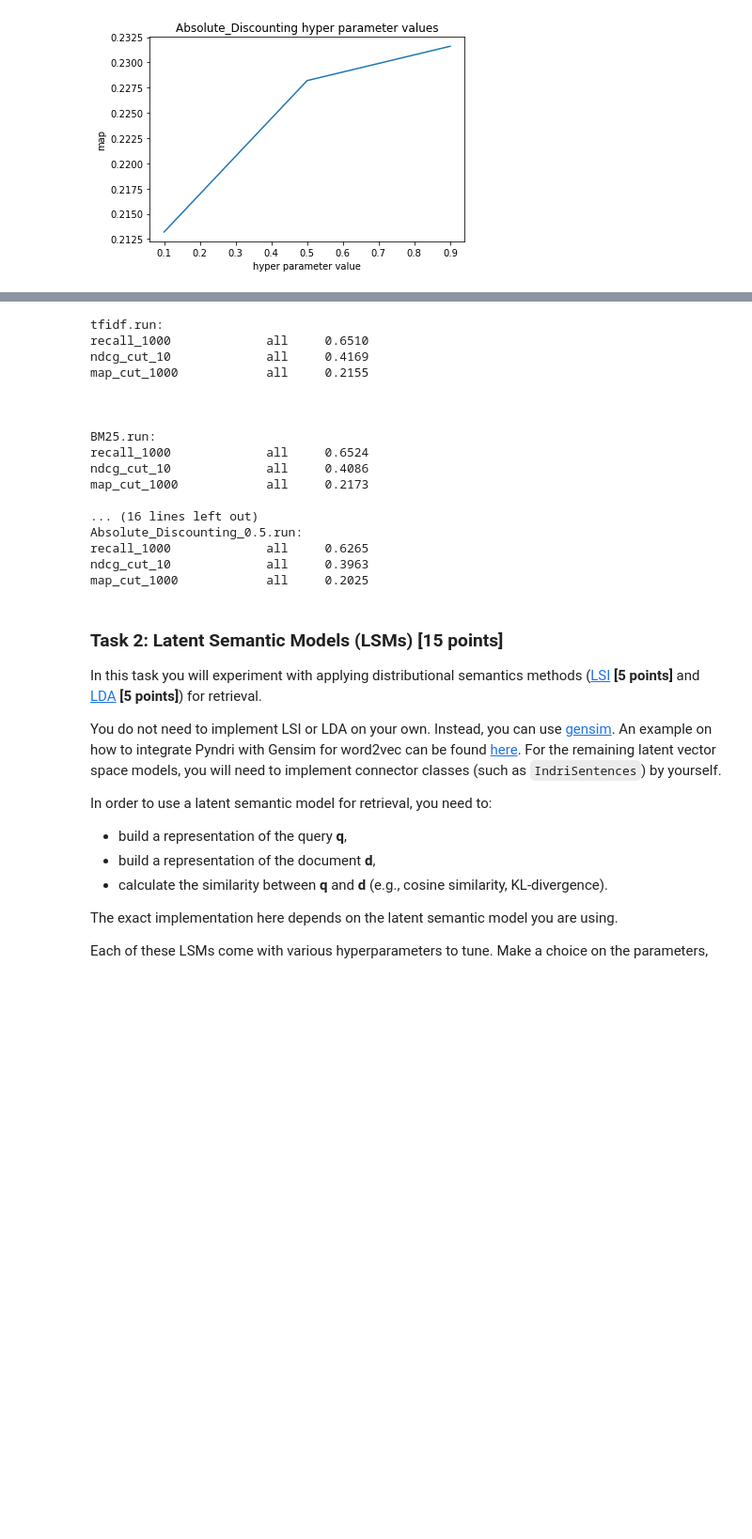
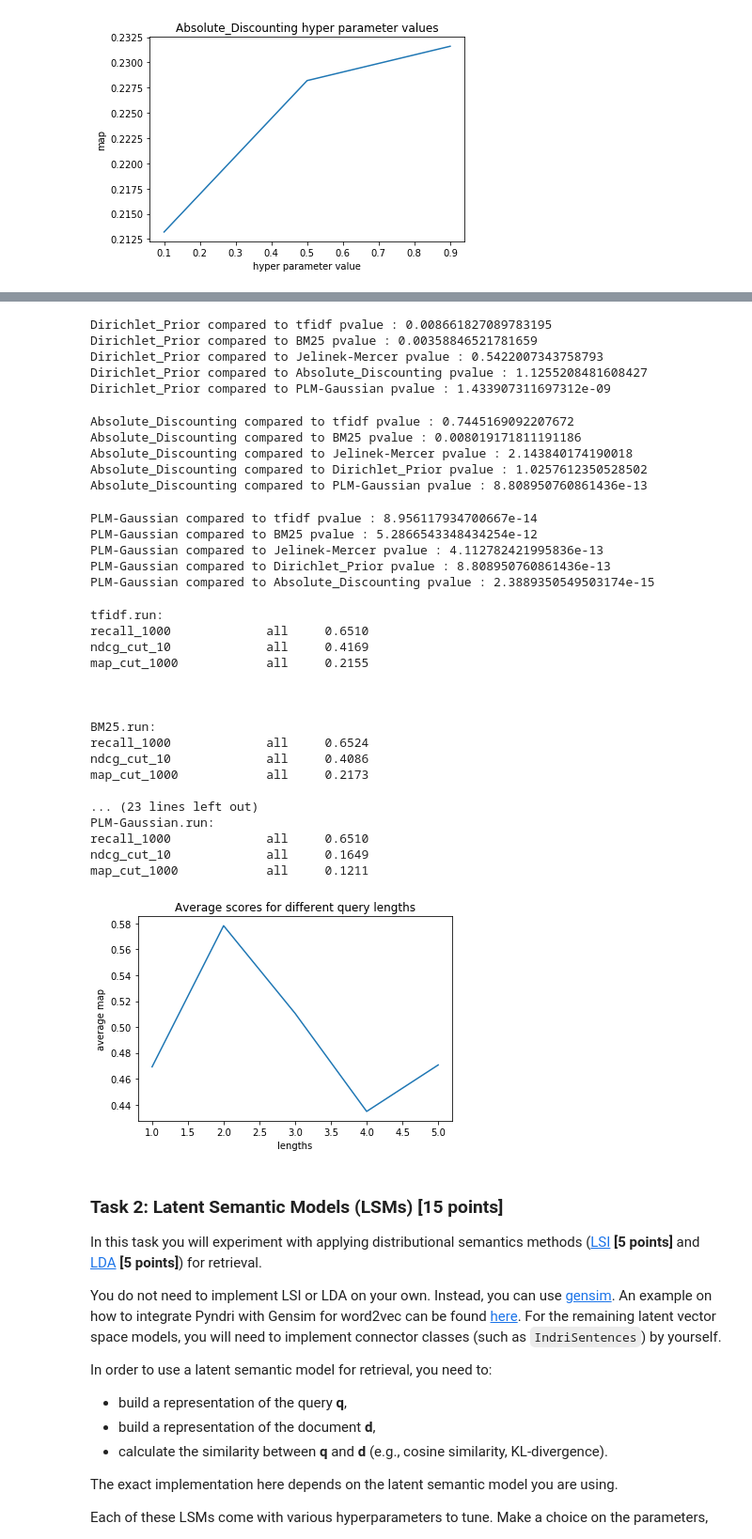
Before and after one commit to DAAAAAAAAAAAAAAAAN/IR1HW2, a Jupyter notebook: Task_1.ipynb, the cells around one changed output, grey strips where cells are left out. Shown at 94% size. Cells and saved outputs as stored; diff of their text form; code cells hidden in the pictures; blank space fills up the shorter version.

```diff
--- a/Task_1.ipynb
+++ b/Task_1.ipynb
@@ -1059,3 +1141,42 @@ tfidf compared to Absolute_Discounting pvalue : 0.23535770756753327
+# %%
+scores_list = get_test_scores("map")
+scores_list[0], scores_list[3] = scores_list[3], scores_list[0]
+model_names[0], model_names[3] = model_names[3], model_names[0]
+pvalues, ttats = t_test(scores_list, alpha = .05)
+for i in range(1, len(model_names)):
+    print("{} compared to {} pvalue : {}".format(model_names[0], model_names[i], pvalues[i-1]))
+# %% [output]
+Dirichlet_Prior compared to tfidf pvalue : 0.008661827089783195
+Dirichlet_Prior compared to BM25 pvalue : 0.00358846521781659
+Dirichlet_Prior compared to Jelinek-Mercer pvalue : 0.5422007343758793
+Dirichlet_Prior compared to Absolute_Discounting pvalue : 1.1255208481608427
+Dirichlet_Prior compared to PLM-Gaussian pvalue : 1.433907311697312e-09
+# %%
+scores_list = get_test_scores("ndcg")
+scores_list[0], scores_list[4] = scores_list[4], scores_list[0]
+model_names[0], model_names[4] = model_names[4], model_names[0]
+pvalues, ttats = t_test(scores_list, alpha = .05)
+for i in range(1, len(model_names)):
+    print("{} compared to {} pvalue : {}".format(model_names[0], model_names[i], pvalues[i-1]))
+# %% [output]
+Absolute_Discounting compared to tfidf pvalue : 0.7445169092207672
+Absolute_Discounting compared to BM25 pvalue : 0.008019171811191186
+Absolute_Discounting compared to Jelinek-Mercer pvalue : 2.143840174190018
+Absolute_Discounting compared to Dirichlet_Prior pvalue : 1.0257612350528502
+Absolute_Discounting compared to PLM-Gaussian pvalue : 8.808950760861436e-13
+# %%
+scores_list = get_test_scores("ndcg")
+scores_list[0], scores_list[5] = scores_list[5], scores_list[0]
+model_names[0], model_names[5] = model_names[5], model_names[0]
+pvalues, ttats = t_test(scores_list, alpha = .05)
+for i in range(1, len(model_names)):
+    print("{} compared to {} pvalue : {}".format(model_names[0], model_names[i], pvalues[i-1]))
+# %% [output]
+PLM-Gaussian compared to tfidf pvalue : 8.956117934700667e-14
+PLM-Gaussian compared to BM25 pvalue : 5.2866543348434254e-12
+PLM-Gaussian compared to Jelinek-Mercer pvalue : 4.112782421995836e-13
+PLM-Gaussian compared to Dirichlet_Prior pvalue : 8.808950760861436e-13
+PLM-Gaussian compared to Absolute_Discounting pvalue : 2.3889350549503174e-15
 # %%
 def print_metrics(model_name, param=None):
     if param == None:
@@ -1077,8 +1198,9 @@ def print_metrics(model_name, param=None):
 print_metrics('tfidf')
 print_metrics('BM25')
 print_metrics('Jelinek-Mercer', 0.1)
-print_metrics('Dirichlet_Prior', 500)
-print_metrics('Absolute_Discounting', 0.5)
+print_metrics('Dirichlet_Prior', 1500)
+print_metrics('Absolute_Discounting', 0.9)
+print_metrics('PLM-Gaussian')
 # %% [output]
 tfidf.run:
 recall_1000             all     0.6510
@@ -1092,8 +1214,8 @@ recall_1000             all     0.6524
 ndcg_cut_10             all     0.4086
 map_cut_1000            all     0.2173
 
-... (16 lines left out)
-Absolute_Discounting_0.5.run:
-recall_1000             all     0.6265
-ndcg_cut_10             all     0.3963
-map_cut_1000            all     0.2025
+... (23 lines left out)
+PLM-Gaussian.run:
+recall_1000             all     0.6510
+ndcg_cut_10             all     0.1649
+map_cut_1000            all     0.1211
@@ -1100,3 +1275,23 @@ map_cut_1000            all     0.2025
+# %%
+import matplotlib.pyplot as plt
+
+lengths = [1,2,3,4,5]
+scores = []
+scores.append(scores_length_one)
+scores.append(scores_length_two)
+scores.append(scores_length_three)
+scores.append(scores_length_four)
+scores.append(scores_length_long)
+
+
+
+plt.title("Average scores for different query lengths")
+plt.plot(lengths, scores)
+plt.xlabel('lengths')
+plt.ylabel("average map")
+plt.show()
+# %% [output]
+[figure, added]
 # %% [markdown]
 ### Task 2: Latent Semantic Models (LSMs) [15 points] ###
 
```
Also changed, not shown: parts of 12 cells of this notebook, 5 other files.
